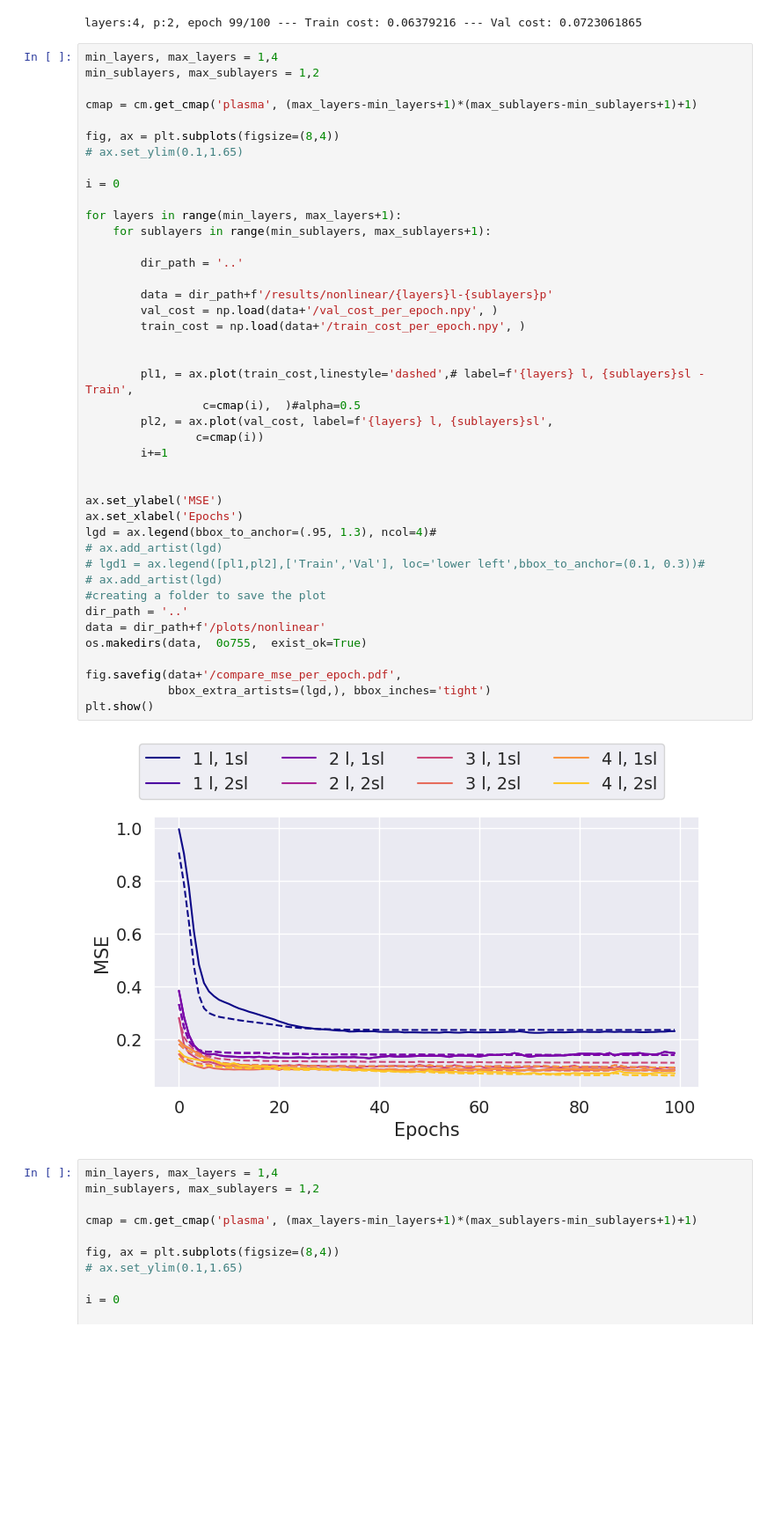
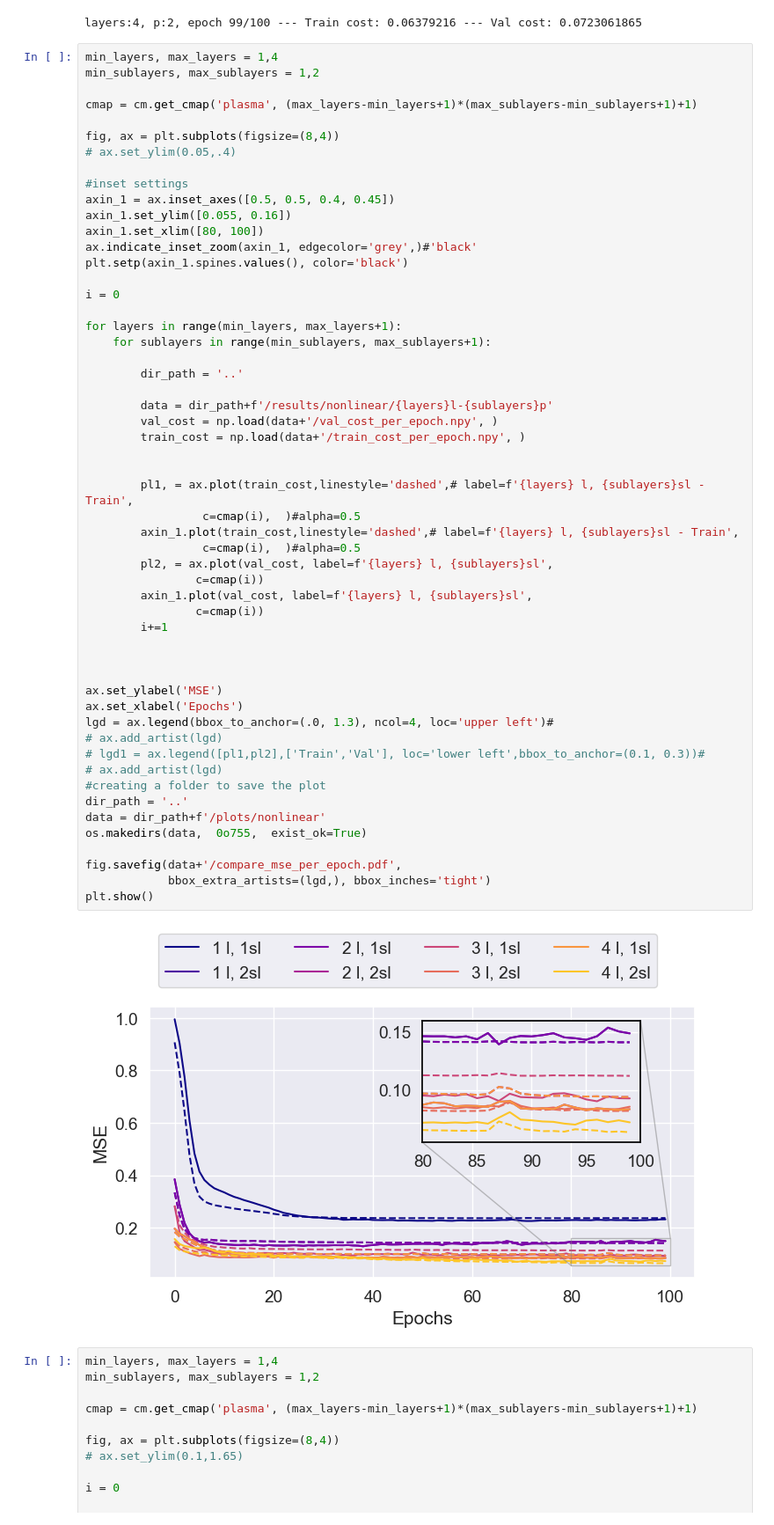
Before and after one commit to fran-scala/QuHack4IA_VQNN-track, a Jupyter notebook: model/VQNN_nonlinear.ipynb, the cells around one changed output. Shown: that part at 88% size. Drawn from its saved outputs; the diff is of its cells as text; blank space fills up the shorter version.

Commit message:
inset

```diff
--- a/model/VQNN_nonlinear.ipynb
+++ b/model/VQNN_nonlinear.ipynb
@@ -257,7 +257,14 @@ min_sublayers, max_sublayers = 1,2
 cmap = cm.get_cmap('plasma', (max_layers-min_layers+1)*(max_sublayers-min_sublayers+1)+1)
 
 fig, ax = plt.subplots(figsize=(8,4))
-# ax.set_ylim(0.1,1.65)
+# ax.set_ylim(0.05,.4)
+
+#inset settings
+axin_1 = ax.inset_axes([0.5, 0.5, 0.4, 0.45])
+axin_1.set_ylim([0.055, 0.16])
+axin_1.set_xlim([80, 100])
+ax.indicate_inset_zoom(axin_1, edgecolor='grey',)#'black'
+plt.setp(axin_1.spines.values(), color='black')
 
 i = 0
 
@@ -265,35 +272,40 @@ for layers in range(min_layers, max_layers+1):
     for sublayers in range(min_sublayers, max_sublayers+1):
 
         dir_path = '..'
 
         data = dir_path+f'/results/nonlinear/{layers}l-{sublayers}p'
         val_cost = np.load(data+'/val_cost_per_epoch.npy', )
         train_cost = np.load(data+'/train_cost_per_epoch.npy', )
 
 
         pl1, = ax.plot(train_cost,linestyle='dashed',# label=f'{layers} l, {sublayers}sl - Train',
                  c=cmap(i),  )#alpha=0.5
+        axin_1.plot(train_cost,linestyle='dashed',# label=f'{layers} l, {sublayers}sl - Train',
+                 c=cmap(i),  )#alpha=0.5
         pl2, = ax.plot(val_cost, label=f'{layers} l, {sublayers}sl',
+                c=cmap(i))
+        axin_1.plot(val_cost, label=f'{layers} l, {sublayers}sl',
                 c=cmap(i))
         i+=1
 
 
+
 ax.set_ylabel('MSE')
 ax.set_xlabel('Epochs')
-lgd = ax.legend(bbox_to_anchor=(.95, 1.3), ncol=4)#
+lgd = ax.legend(bbox_to_anchor=(.0, 1.3), ncol=4, loc='upper left')#
 # ax.add_artist(lgd)
 # lgd1 = ax.legend([pl1,pl2],['Train','Val'], loc='lower left',bbox_to_anchor=(0.1, 0.3))#
 # ax.add_artist(lgd)
 #creating a folder to save the plot
 dir_path = '..'
 data = dir_path+f'/plots/nonlinear'
 os.makedirs(data,  0o755,  exist_ok=True)
 
 fig.savefig(data+'/compare_mse_per_epoch.pdf',
             bbox_extra_artists=(lgd,), bbox_inches='tight')
 plt.show()
 # %% [output]
-[figure, old version]
+[figure, new version]
 # %%
 min_layers, max_layers = 1,4
 min_sublayers, max_sublayers = 1,2
```
Also changed, not shown: 1 other file.
